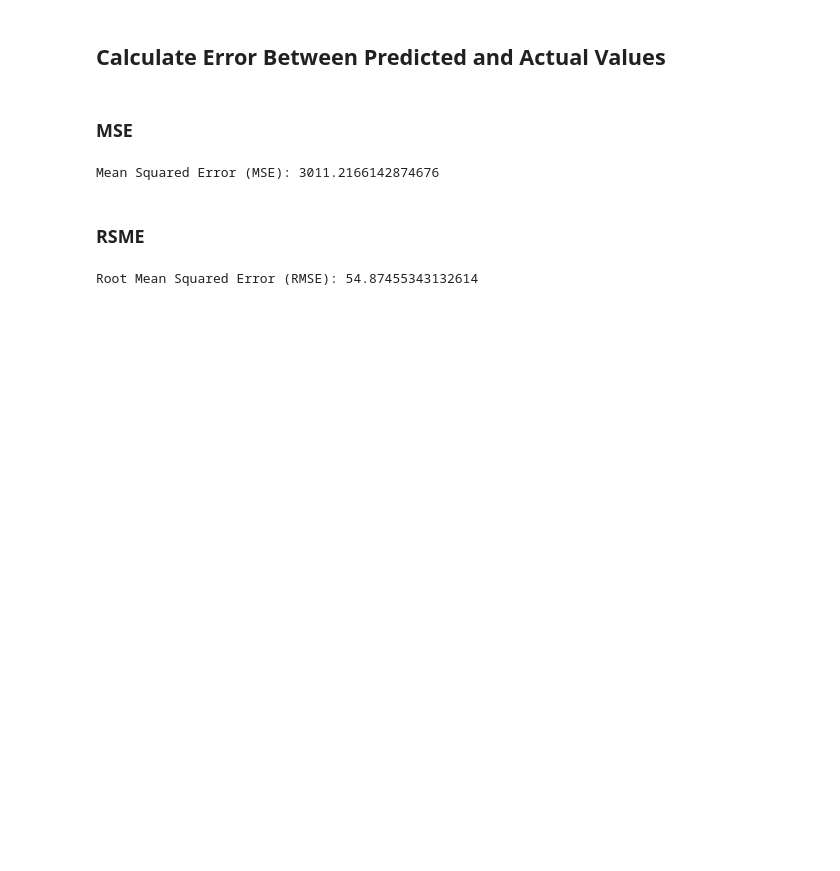
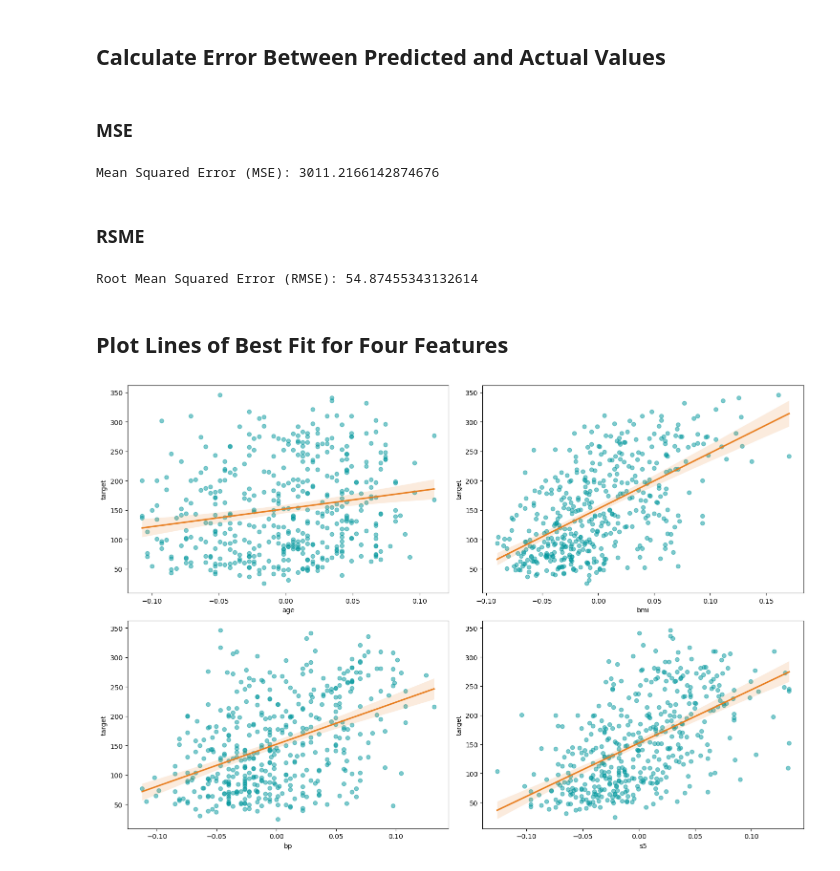
Before and after one commit to tyrantdavis/LinearRegression-Diabetes, a Jupyter notebook: diabetes.ipynb, the cells around one changed output. Drawn from its saved outputs; the diff is of its cells as text; code cells hidden in the pictures; blank space fills up the shorter version.

Commit message:
Plot lines of best fit for four features
features: age, bmi, bp, s5

```diff
--- a/diabetes.ipynb
+++ b/diabetes.ipynb
@@ -250,3 +250,25 @@ rmse = math.sqrt(mse)
 print("Root Mean Squared Error (RMSE):", rmse)
 # %% [output]
 Root Mean Squared Error (RMSE): 54.87455343132614
+# %% [markdown]
+## Plot Lines of Best Fit for Four Features
+# %%
+# Use Seaborn to create subplots for the four features that have the strongest correlation with the label.
+# Also plot a line of best fit for each feature.
+features_of_interest = ["age", "bmi", "bp", "s5"]
+
+plt.figure(figsize=(15, 10))
+for i, feature in enumerate(features_of_interest):
+    plt.subplot(2, 2, i + 1)
+    sb.regplot(
+        x=feature,
+        y="target",
+        data=diabetes_df,
+        scatter_kws={"alpha": 0.5},
+        color="#00979D",
+        line_kws=dict(color="#e87d1e"),
+    )
+plt.tight_layout()
+plt.show()
+# %% [output]
+[figure, added]
```
